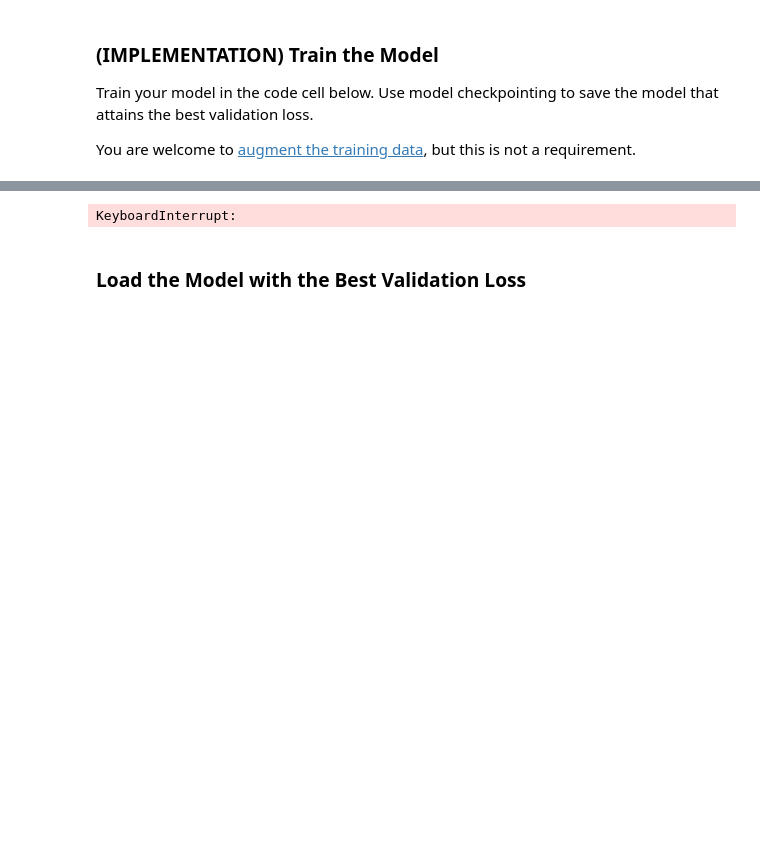
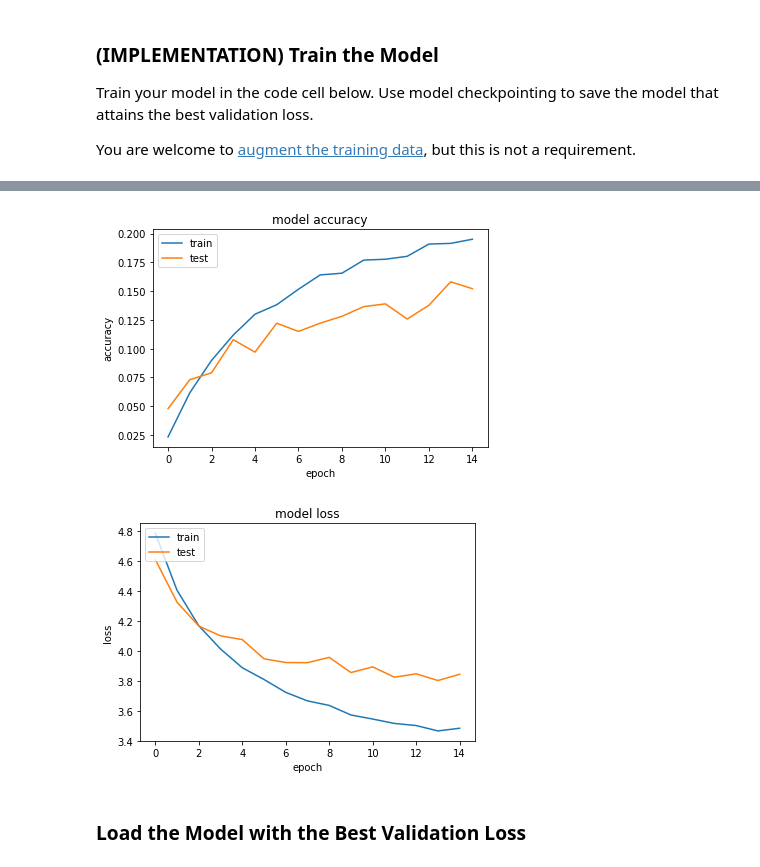
Before and after one commit to smile-on/aind2-dog, a Jupyter notebook: dog_app.ipynb, the cells around one changed output, grey strips where cells are left out. Drawn from its saved outputs; the diff is of its cells as text; code cells hidden in the pictures; blank space fills up the shorter version.

```diff
--- a/dog_app.ipynb
+++ b/dog_app.ipynb
@@ -369,10 +367,10 @@ model.add(MaxPooling2D((2,2), strides=2))
 model.add(Conv2D(64, (2,2), strides=1, activation='relu'))
 #model.add(MaxPooling2D((2,2), strides=2))
 #model.add(GlobalAveragePooling2D())
-#model.add(Dropout(0.15))
+model.add(Dropout(0.15))
 model.add(MaxPooling2D((6,6), strides=6, padding='same'))
 model.add(Flatten())
-#model.add(Dropout(0.15))
+model.add(Dropout(0.15))
 model.add(Dense(133, activation='softmax'))
 model.summary()
 # %% [output]
@@ -406,6 +404,7 @@ You are welcome to [augment the training data](https://blog.keras.io/building-po
 # %%
 from keras.callbacks import ModelCheckpoint
 from keras.preprocessing.image import ImageDataGenerator
+from keras_utils import draw_error_surface
 
 ### TODO: specify the number of epochs that you would like to use to train the model.
 
@@ -417,9 +416,10 @@ checkpointer = ModelCheckpoint(filepath='saved_models/weights.best.from_scratch.
                                verbose=1, save_best_only=True)
 # use with no augmentation
 def fit_normal():
-    model.fit(train_tensors, train_targets,
+    stats = model.fit(train_tensors, train_targets,
           validation_data=(valid_tensors, valid_targets),
           epochs=epochs, batch_size=20, callbacks=[checkpointer], verbose=1)
+    return stats
 
 def fit_augmented():
     # augment training data
@@ -430,10 +430,12 @@ def fit_augmented():
         horizontal_flip=True)
     # compute quantities required for featurewise normalization
     datagen.fit(train_tensors)
-    model.fit_generator(datagen.flow(train_tensors, train_targets, batch_size=20),
+    stats = model.fit_generator(datagen.flow(train_tensors, train_targets, batch_size=20),
                     validation_data=(valid_tensors, valid_targets),
                     epochs=epochs, steps_per_epoch=len(train_tensors) / 20, callbacks=[checkpointer], verbose=1)
+    return stats
 
-fit_augmented()
+stats = fit_augmented()
+draw_error_surface(stats.history)
 # %% [output]
 Epoch 1/15
@@ -454,4 +458,5 @@ Epoch 8/15
-KeyboardInterrupt:
+[figure, added]
+[figure, added]
 # %% [markdown]
 ### Load the Model with the Best Validation Loss
 # %%
```
Also changed, not shown: parts of 24 cells of this notebook, 4 other files.
